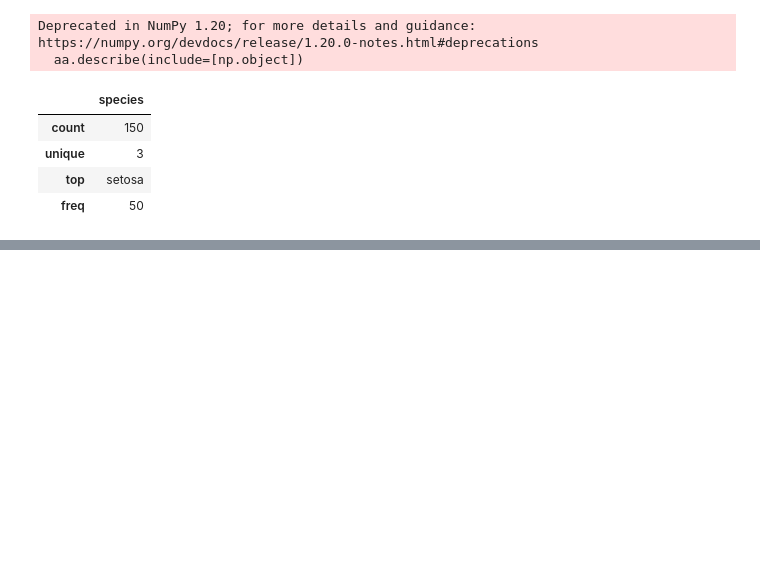
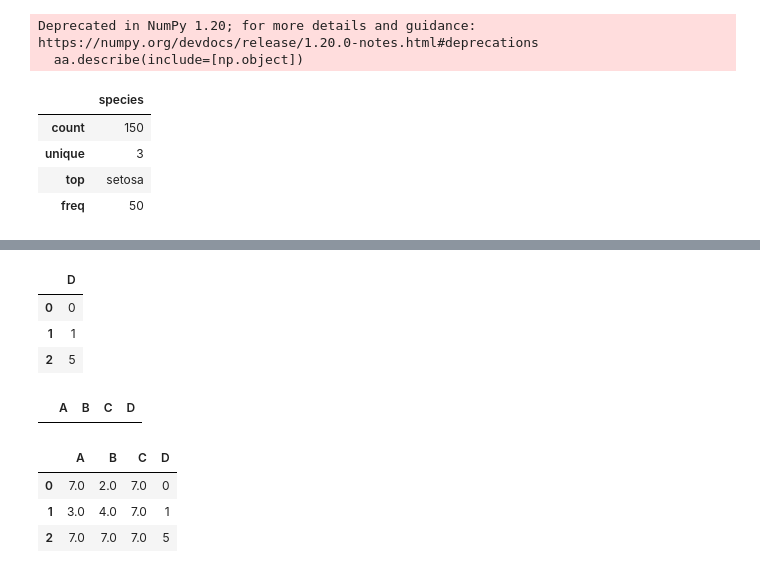
Before and after one commit to 2hongbi/DWU, a Jupyter notebook: src/4th.ipynb, the cells around one changed output, grey strips where cells are left out. Saved outputs shown, nothing was run; the diff lists cells and outputs as text; code cells hidden in the pictures; blank space fills up the shorter version.

```diff
--- a/src/4th.ipynb
+++ b/src/4th.ipynb
@@ -322,0 +370,18 @@ Deprecated in NumPy 1.20; for more details and guidance: https://numpy.org/devdo
+# %%
+haha.dropna(axis=1, how='any')
+# %% [output]
+|  | D |
+| 0 | 0 |
+| 1 | 1 |
+| 2 | 5 |
+# %%
+haha.dropna(axis=0, how='any')
+# %% [output]
+|  | A | B | C | D |
+# %%
+haha.fillna(7)
+# %% [output]
+|  | A | B | C | D |
+| 0 | 7.0 | 2.0 | 7.0 | 0 |
+| 1 | 3.0 | 4.0 | 7.0 | 1 |
+| 2 | 7.0 | 7.0 | 7.0 | 5 |
```
Also changed, not shown: parts of 6 cells of this notebook.
